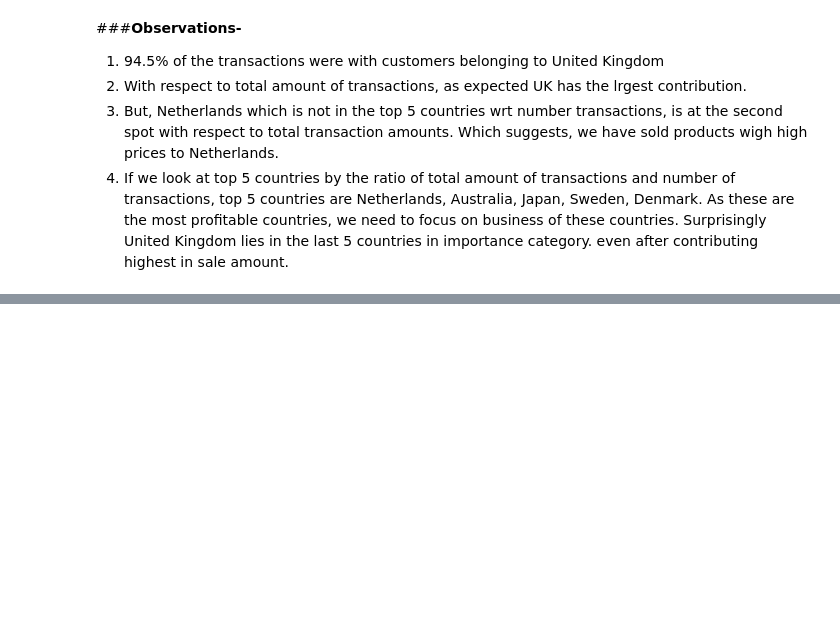
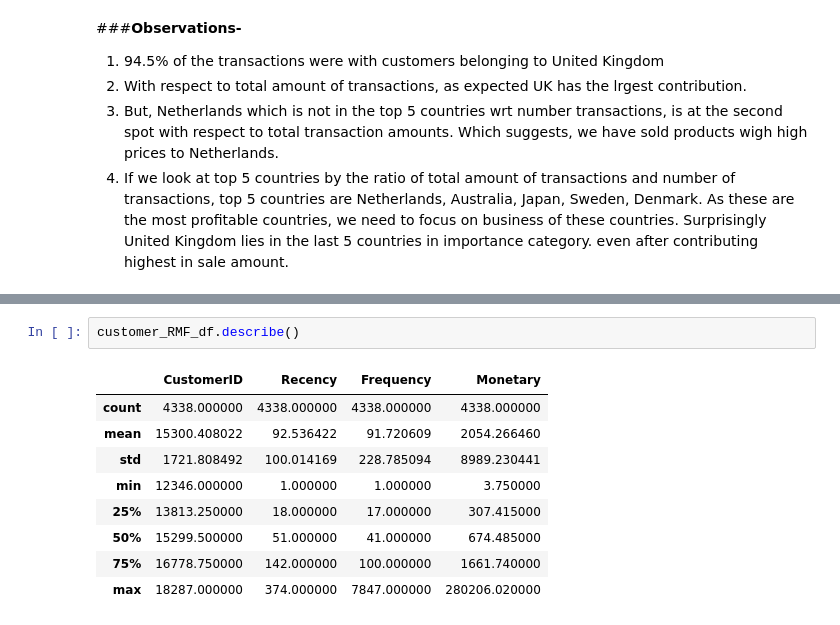
Before and after one commit to omkar123katare/Capstone_4_Netflicks_movies_and_TV_shoes_clustering, a Jupyter notebook: Online_Retail_Customer_Segmentation_Capstone_Project.ipynb, the cells around one changed output, grey strips where cells are left out. Drawn from its saved outputs; the diff is of its cells as text; blank space fills up the shorter version.

```diff
--- a/Online_Retail_Customer_Segmentation_Capstone_Project.ipynb
+++ b/Online_Retail_Customer_Segmentation_Capstone_Project.ipynb
@@ -934,0 +1057,12 @@ fig.show()
+# %%
+customer_RMF_df.describe()
+# %% [output]
+|  | CustomerID | Recency | Frequency | Monetary |
+| count | 4338.000000 | 4338.000000 | 4338.000000 | 4338.000000 |
+| mean | 15300.408022 | 92.536422 | 91.720609 | 2054.266460 |
+| std | 1721.808492 | 100.014169 | 228.785094 | 8989.230441 |
+| min | 12346.000000 | 1.000000 | 1.000000 | 3.750000 |
+| 25% | 13813.250000 | 18.000000 | 17.000000 | 307.415000 |
+| 50% | 15299.500000 | 51.000000 | 41.000000 | 674.485000 |
+| 75% | 16778.750000 | 142.000000 | 100.000000 | 1661.740000 |
+| max | 18287.000000 | 374.000000 | 7847.000000 | 280206.020000 |
```
Also changed, not shown: parts of 47 cells of this notebook.
